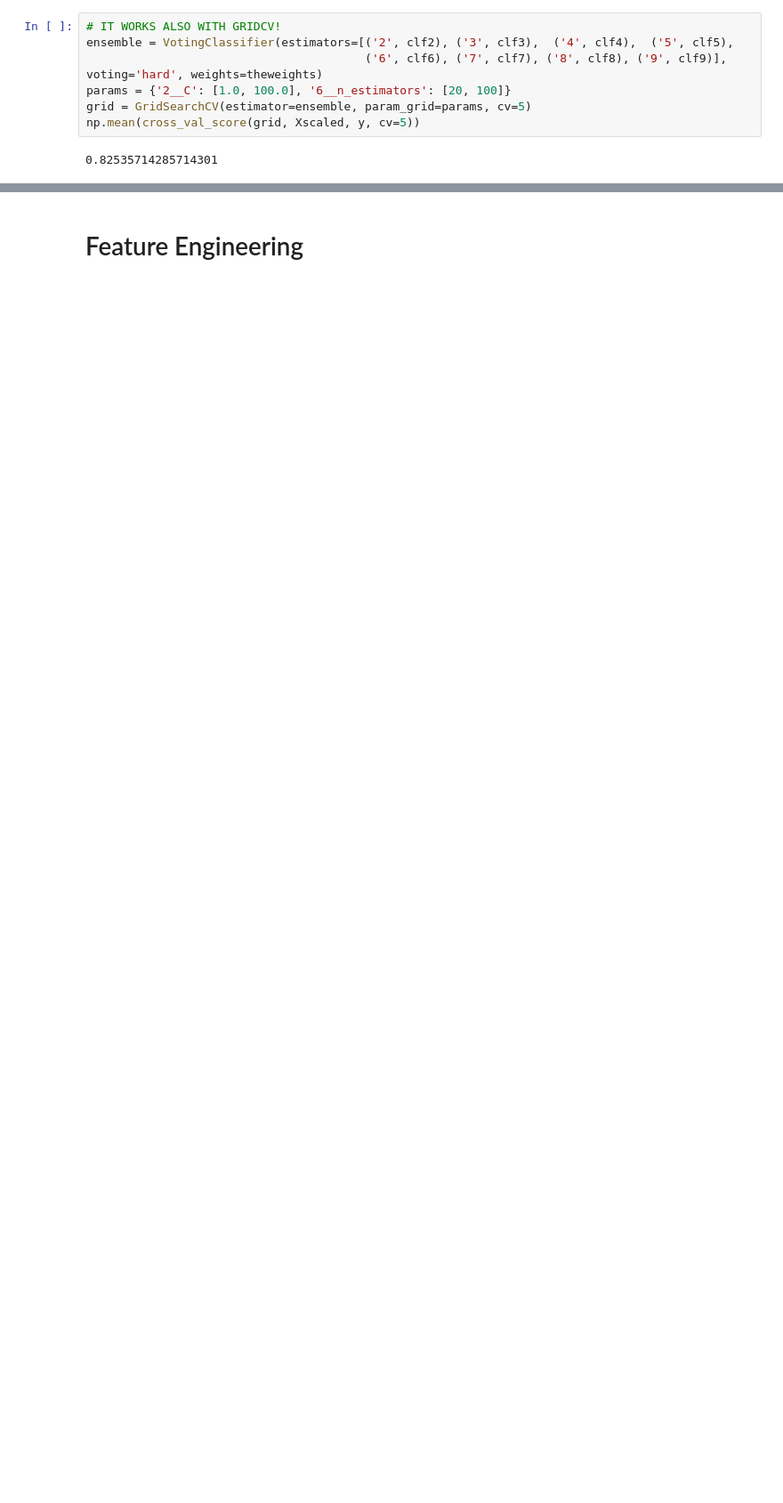
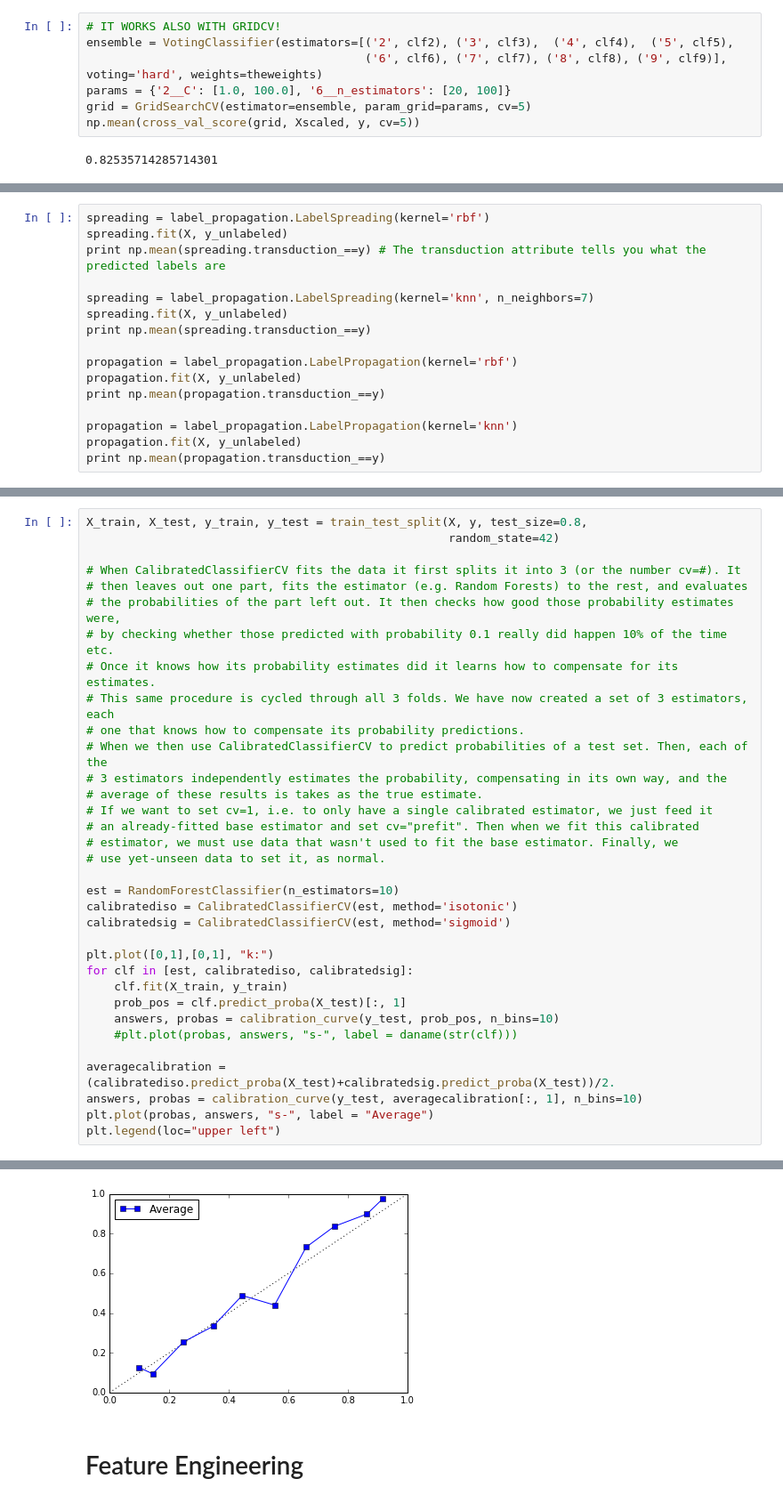
Before and after one commit to dangall/FullDataAnalysisPipeline, a Jupyter notebook: Predictions.ipynb, the cells around one changed output, grey strips where cells are left out. Shown at 89% size. Cells and saved outputs as stored; diff of their text form; blank space fills up the shorter version.

Commit message:
Implemented feature selection, semi-supervised learning, calibration of probability estimates.

```diff
--- a/Predictions.ipynb
+++ b/Predictions.ipynb
@@ -883,0 +895,16 @@ np.mean(cross_val_score(grid, Xscaled, y, cv=5))
+# %%
+spreading = label_propagation.LabelSpreading(kernel='rbf')
+spreading.fit(X, y_unlabeled)
+print np.mean(spreading.transduction_==y) # The transduction attribute tells you what the predicted labels are
+
+spreading = label_propagation.LabelSpreading(kernel='knn', n_neighbors=7)
+spreading.fit(X, y_unlabeled)
+print np.mean(spreading.transduction_==y)
+
+propagation = label_propagation.LabelPropagation(kernel='rbf')
+propagation.fit(X, y_unlabeled)
+print np.mean(propagation.transduction_==y)
+
+propagation = label_propagation.LabelPropagation(kernel='knn')
+propagation.fit(X, y_unlabeled)
+print np.mean(propagation.transduction_==y)
@@ -883,0 +924,35 @@ np.mean(cross_val_score(grid, Xscaled, y, cv=5))
+# %%
+X_train, X_test, y_train, y_test = train_test_split(X, y, test_size=0.8,
+                                                    random_state=42)
+
+# When CalibratedClassifierCV fits the data it first splits it into 3 (or the number cv=#). It
+# then leaves out one part, fits the estimator (e.g. Random Forests) to the rest, and evaluates
+# the probabilities of the part left out. It then checks how good those probability estimates were,
+# by checking whether those predicted with probability 0.1 really did happen 10% of the time etc.
+# Once it knows how its probability estimates did it learns how to compensate for its estimates.
+# This same procedure is cycled through all 3 folds. We have now created a set of 3 estimators, each
+# one that knows how to compensate its probability predictions.
+# When we then use CalibratedClassifierCV to predict probabilities of a test set. Then, each of the
+# 3 estimators independently estimates the probability, compensating in its own way, and the
+# average of these results is takes as the true estimate.
+# If we want to set cv=1, i.e. to only have a single calibrated estimator, we just feed it
+# an already-fitted base estimator and set cv="prefit". Then when we fit this calibrated
+# estimator, we must use data that wasn't used to fit the base estimator. Finally, we
+# use yet-unseen data to set it, as normal.
+
+est = RandomForestClassifier(n_estimators=10)
+calibratediso = CalibratedClassifierCV(est, method='isotonic')
+calibratedsig = CalibratedClassifierCV(est, method='sigmoid')
+
+plt.plot([0,1],[0,1], "k:")
+for clf in [est, calibratediso, calibratedsig]:
+    clf.fit(X_train, y_train)
+    prob_pos = clf.predict_proba(X_test)[:, 1]
+    answers, probas = calibration_curve(y_test, prob_pos, n_bins=10)
+    #plt.plot(probas, answers, "s-", label = daname(str(clf)))
+
+averagecalibration = (calibratediso.predict_proba(X_test)+calibratedsig.predict_proba(X_test))/2.
+answers, probas = calibration_curve(y_test, averagecalibration[:, 1], n_bins=10)
+plt.plot(probas, answers, "s-", label = "Average")
+plt.legend(loc="upper left")
+# %% [output]
@@ -884,3 +960,4 @@ np.mean(cross_val_score(grid, Xscaled, y, cv=5))
+[figure, added]
 # %% [markdown]
 # Feature Engineering
 # %%
```
Also changed, not shown: parts of 20 cells of this notebook.
